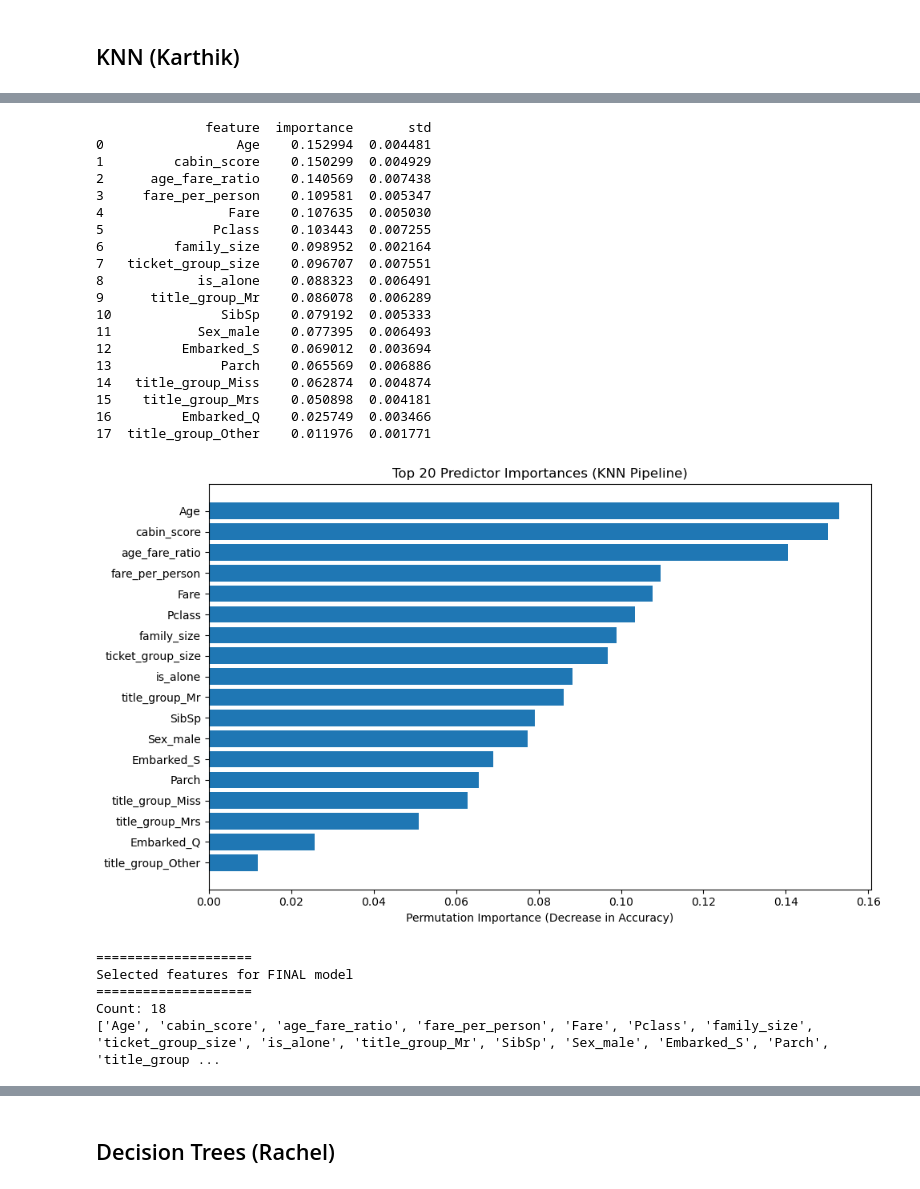
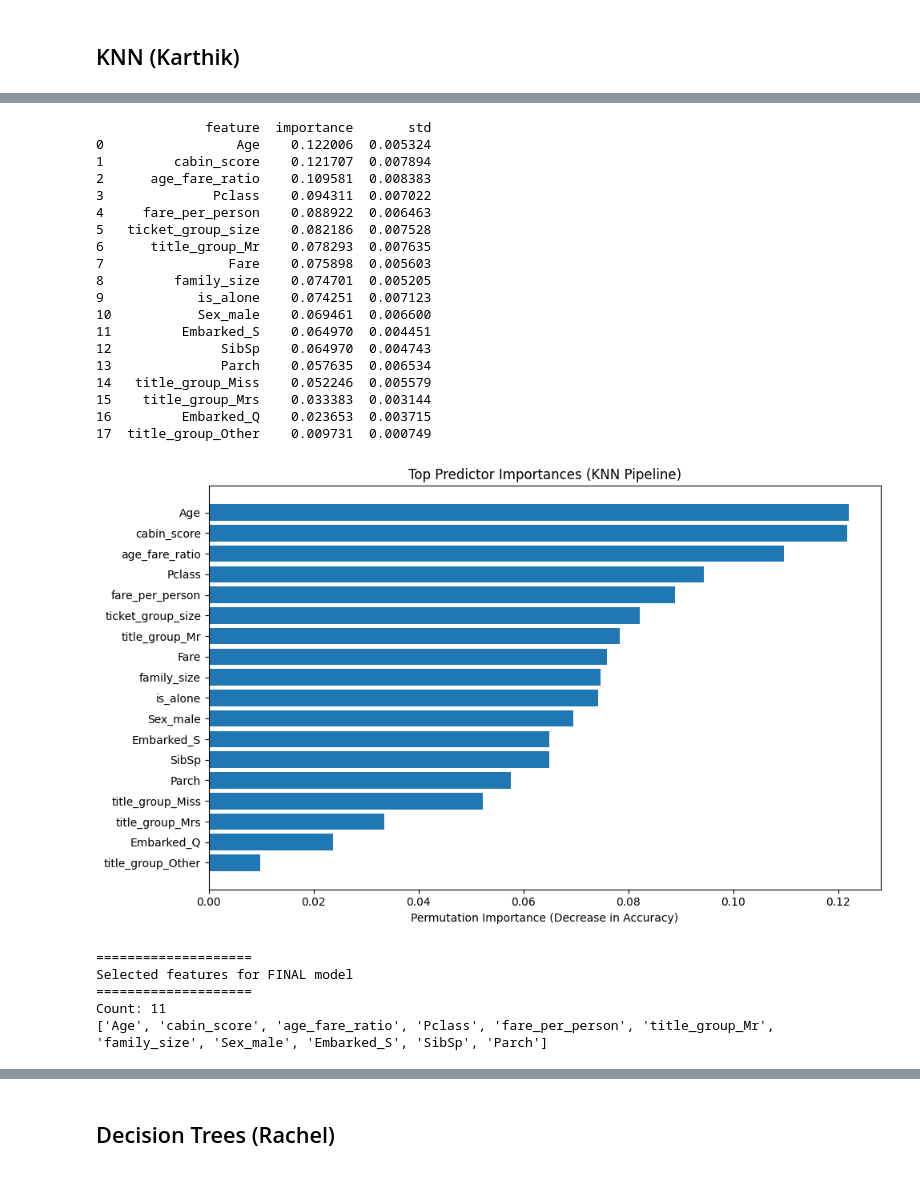
Before and after one commit to rmkamphuis/DATA_572_Project, a Jupyter notebook: Project_Code_572.ipynb, the cells around one changed output, grey strips where cells are left out. Drawn from its saved outputs; the diff is of its cells as text; code cells hidden in the pictures.

```diff
--- a/Project_Code_572.ipynb
+++ b/Project_Code_572.ipynb
@@ -299,10 +300,11 @@ param_grid = {
     "model__p": [1, 2]
 }
 
+# GridSearch with CV Accuracy
 grid = GridSearchCV(
-    baseline_pipe,
+    estimator=baseline_pipe,
     param_grid=param_grid,
-    scoring="neg_log_loss",
+    scoring="accuracy",   # ✅ CV Accuracy
     cv=cv,
     n_jobs=-1
 )
@@ -314,14 +316,13 @@ print("\n====================")
 print("Best KNN (ALL features)")
 print("====================")
 print("Best params:", grid.best_params_)
-print("Best CV neg_log_loss:", grid.best_score_)
+print("Best CV Accuracy:", grid.best_score_)
 
-proba_test_all = best_all.predict_proba(X_test)
+# Test set evaluation
 pred_test_all = best_all.predict(X_test)
 
 print("\n--- Test results (ALL features) ---")
-print("Accuracy:", accuracy_score(y_test, pred_test_all))
-print("Log Loss:", log_loss(y_test, proba_test_all))
+print("Test Accuracy:", accuracy_score(y_test, pred_test_all))
 print("Confusion Matrix:\n", confusion_matrix(y_test, pred_test_all))
 print(classification_report(y_test, pred_test_all))
 # %% [output]
@@ -348,56 +367,60 @@ weighted avg       0.82      0.83      0.82       223
 # %%
 feature_names = X_train.columns.to_numpy()
 
 perm = permutation_importance(
     best_all,          # pipeline
     X_train, y_train,  # raw inputs
     n_repeats=10,
     random_state=42,
     scoring="accuracy",
     n_jobs=-1
 )
 
 importance_df = pd.DataFrame({
     "feature": feature_names,
     "importance": perm.importances_mean,
     "std": perm.importances_std
 }).sort_values("importance", ascending=False).reset_index(drop=True)
 
 print(importance_df.head(30))
 
-# Plot top N
-top_n = 20
-plot_df = importance_df.head(top_n)
+plot_df = importance_df
 
 plt.figure(figsize=(10, 6))
 plt.barh(plot_df["feature"][::-1], plot_df["importance"][::-1])
 plt.xlabel("Permutation Importance (Decrease in Accuracy)")
-plt.title(f"Top {top_n} Predictor Importances (KNN Pipeline)")
+plt.title(f"Top Predictor Importances (KNN Pipeline)")
 plt.tight_layout()
 plt.show()
 # %% [output]
               feature  importance       std
-0                 Age    0.152994  0.004481
-1         cabin_score    0.150299  0.004929
-2      age_fare_ratio    0.140569  0.007438
-3     fare_per_person    0.109581  0.005347
-4                Fare    0.107635  0.005030
-5              Pclass    0.103443  0.007255
-6         family_size    0.098952  0.002164
-7   ticket_group_size    0.096707  0.007551
-8            is_alone    0.088323  0.006491
-9      title_group_Mr    0.086078  0.006289
-10              SibSp    0.079192  0.005333
-11           Sex_male    0.077395  0.006493
-12         Embarked_S    0.069012  0.003694
-13              Parch    0.065569  0.006886
-14   title_group_Miss    0.062874  0.004874
-15    title_group_Mrs    0.050898  0.004181
-16         Embarked_Q    0.025749  0.003466
-17  title_group_Other    0.011976  0.001771
+0                 Age    0.122006  0.005324
+1         cabin_score    0.121707  0.007894
+2      age_fare_ratio    0.109581  0.008383
+3              Pclass    0.094311  0.007022
+4     fare_per_person    0.088922  0.006463
+5   ticket_group_size    0.082186  0.007528
+6      title_group_Mr    0.078293  0.007635
+7                Fare    0.075898  0.005603
+8         family_size    0.074701  0.005205
+9            is_alone    0.074251  0.007123
+10           Sex_male    0.069461  0.006600
+11         Embarked_S    0.064970  0.004451
+12              SibSp    0.064970  0.004743
+13              Parch    0.057635  0.006534
+14   title_group_Miss    0.052246  0.005579
+15    title_group_Mrs    0.033383  0.003144
+16         Embarked_Q    0.023653  0.003715
+17  title_group_Other    0.009731  0.000749
-[figure, old version]
+[figure, new version]
 # %%
-threshold = 0.005
+threshold = 0.05
+
+# Dropping Features that may have less significance
+values_to_drop = ["ticket_group_size","is_alone","title_group_Miss","title_group_Mrs","title_group_Other","Fare"]
+importance_df = importance_df[~importance_df['feature'].isin(values_to_drop)]
+
+
 selected_features = importance_df.loc[importance_df["importance"] > threshold, "feature"].tolist()
 
 min_features = 7
@@ -413,8 +436,8 @@ print(selected_features)
 ====================
 Selected features for FINAL model
 ====================
-Count: 18
-['Age', 'cabin_score', 'age_fare_ratio', 'fare_per_person', 'Fare', 'Pclass', 'family_size', 'ticket_group_size', 'is_alone', 'title_group_Mr', 'SibSp', 'Sex_male', 'Embarked_S', 'Parch', 'title_group ...
+Count: 11
+['Age', 'cabin_score', 'age_fare_ratio', 'Pclass', 'fare_per_person', 'title_group_Mr', 'family_size', 'Sex_male', 'Embarked_S', 'SibSp', 'Parch']
 # %%
 name_to_idx = {n: i for i, n in enumerate(feature_names)}
 selected_idx = [name_to_idx[f] for f in selected_features]
```
Also changed, not shown: parts of 10 cells of this notebook.
